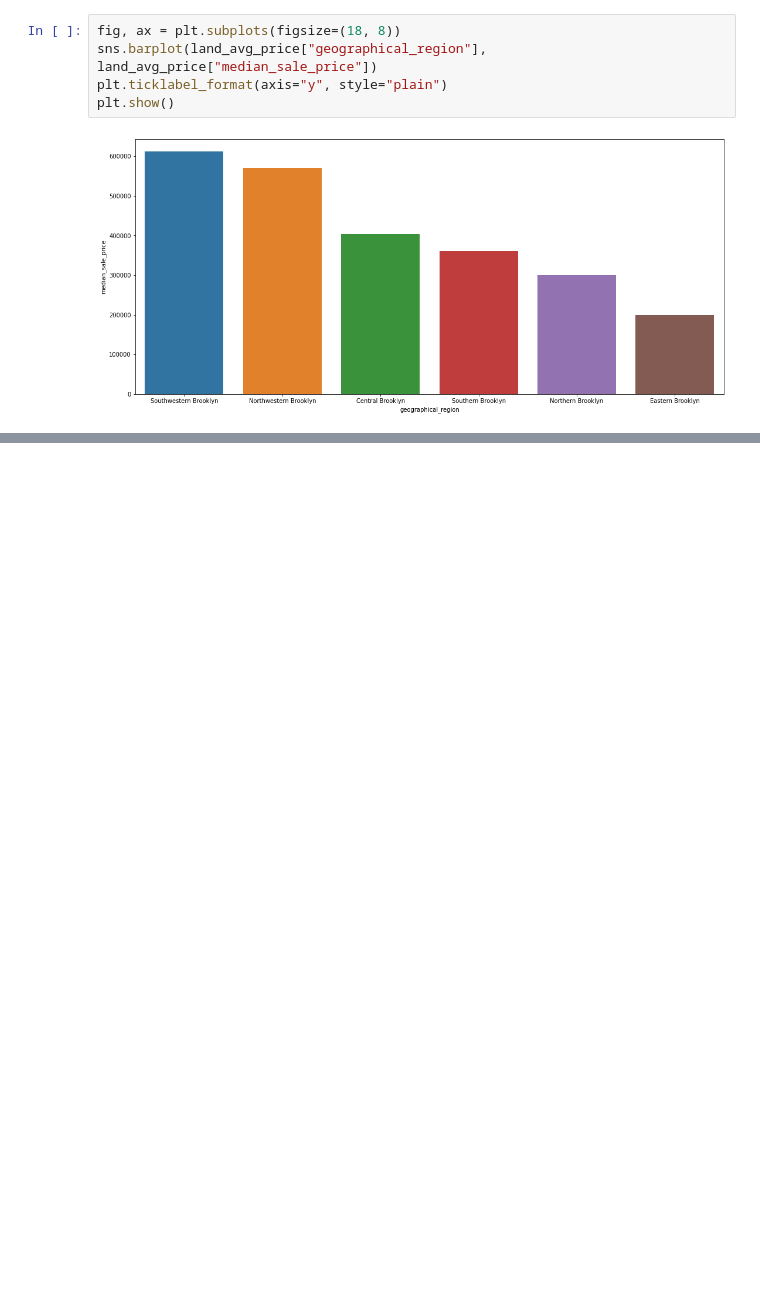
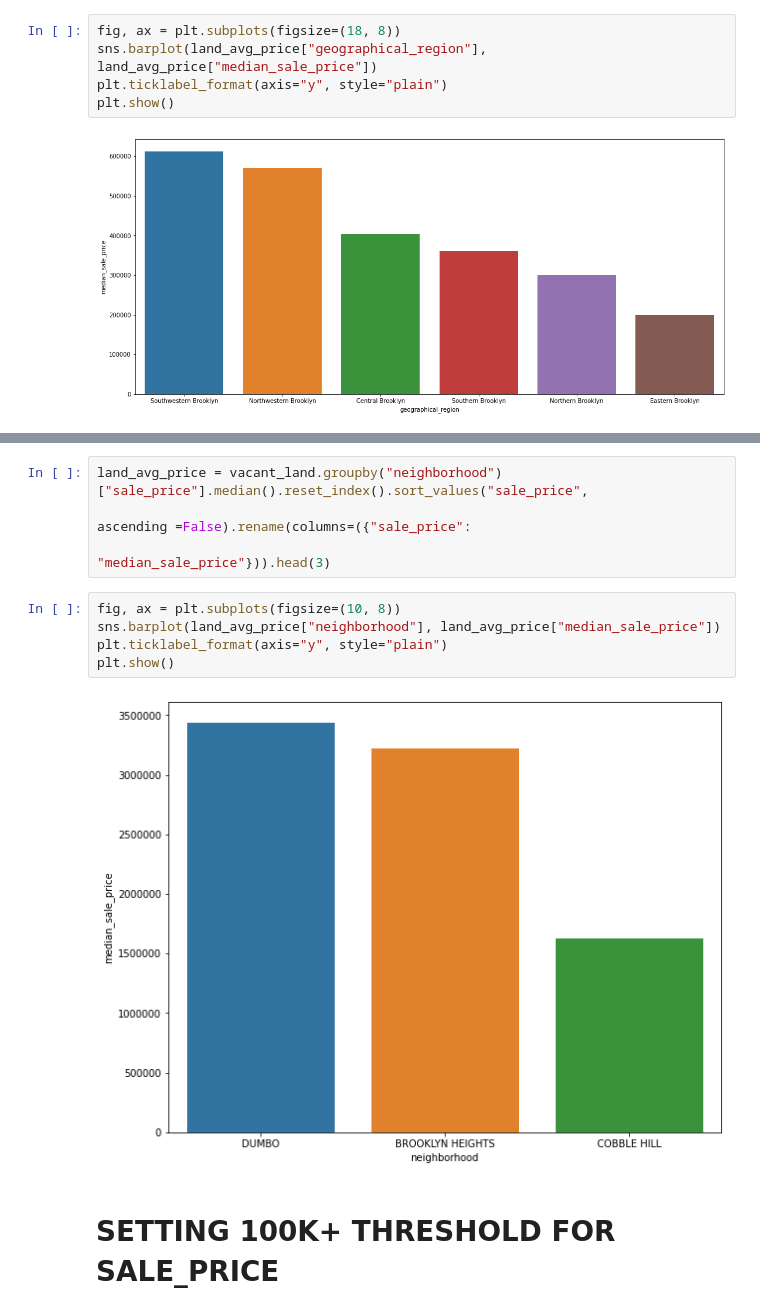
Before and after one commit to Ayomi-tech/brooklyn_housing_project, a Jupyter notebook: Exploratory_analysis_notebook.ipynb, the cells around one changed output, grey strips where cells are left out. Cells and saved outputs as stored; diff of their text form; blank space fills up the shorter version.

```diff
--- a/Exploratory_analysis_notebook.ipynb
+++ b/Exploratory_analysis_notebook.ipynb
@@ -82,0 +98,13 @@ plt.show()
+# %%
+land_avg_price = vacant_land.groupby("neighborhood")["sale_price"].median().reset_index().sort_values("sale_price",
+                                                                                                      ascending =False).rename(columns=({"sale_price":
+                                                                                                                                         "median_sale_price"})).head(3)
+# %%
+fig, ax = plt.subplots(figsize=(10, 8))
+sns.barplot(land_avg_price["neighborhood"], land_avg_price["median_sale_price"])
+plt.ticklabel_format(axis="y", style="plain")
+plt.show()
+# %% [output]
+[figure, added]
+# %% [markdown]
+# SETTING 100K+ THRESHOLD FOR SALE_PRICE
```
Also changed, not shown: parts of 14 cells of this notebook.
